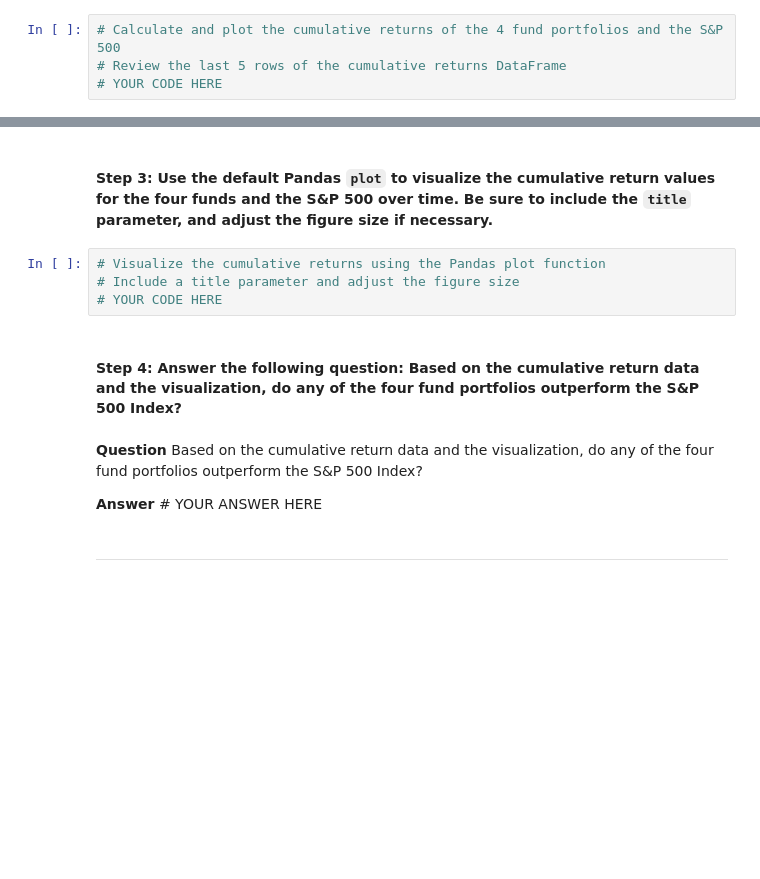
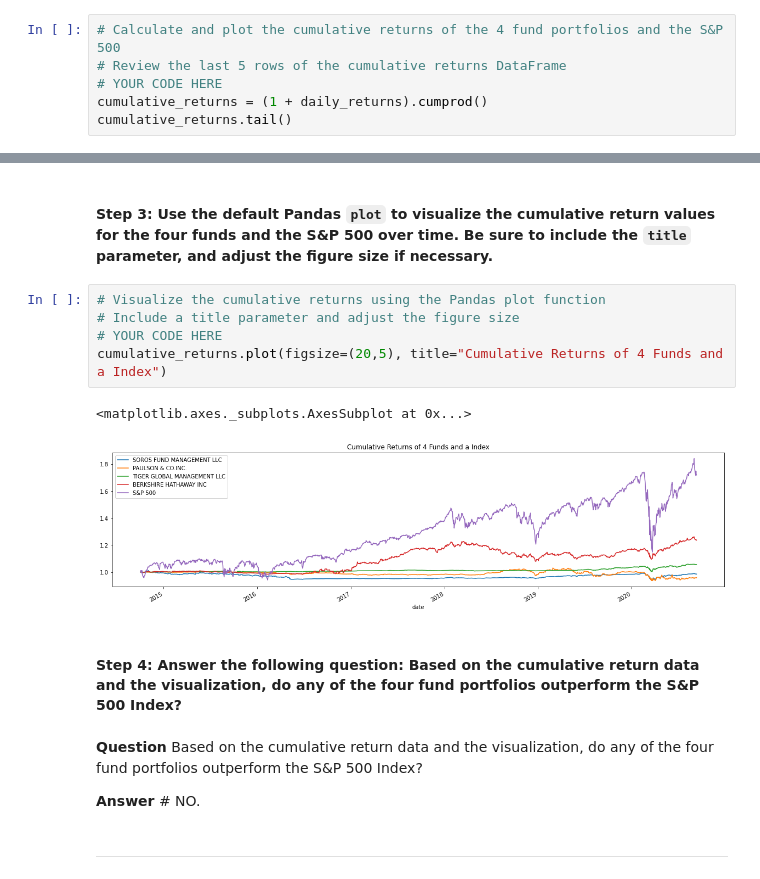
Before and after one commit to AnilVinnakota/assignment4, a Jupyter notebook: risk_return_analysis.ipynb, the cells around one changed output, grey strips where cells are left out. Saved outputs shown, nothing was run; the diff lists cells and outputs as text; blank space fills up the shorter version.

```diff
--- a/risk_return_analysis.ipynb
+++ b/risk_return_analysis.ipynb
@@ -161,3 +165,5 @@ Analyze the data to determine if any of the portfolios outperform the broader st
 # Calculate and plot the cumulative returns of the 4 fund portfolios and the S&P 500
 # Review the last 5 rows of the cumulative returns DataFrame
 # YOUR CODE HERE
+cumulative_returns = (1 + daily_returns).cumprod()
+cumulative_returns.tail()
@@ -166,13 +180,17 @@ Analyze the data to determine if any of the portfolios outperform the broader st
 # %%
 # Visualize the cumulative returns using the Pandas plot function
 # Include a title parameter and adjust the figure size
 # YOUR CODE HERE
+cumulative_returns.plot(figsize=(20,5), title="Cumulative Returns of 4 Funds and a Index")
+# %% [output]
+<matplotlib.axes._subplots.AxesSubplot at 0x...>
+[figure, added]
 # %% [markdown]
 #### Step 4: Answer the following question: Based on the cumulative return data and the visualization, do any of the four fund portfolios outperform the S&P 500 Index?
 # %% [markdown]
 **Question** Based on the cumulative return data and the visualization, do any of the four fund portfolios outperform the S&P 500 Index?
 
-**Answer** # YOUR ANSWER HERE
+**Answer** # NO.
 # %% [markdown]
 ---
 # %% [markdown]
```
Also changed, not shown: parts of 2 cells of this notebook.
